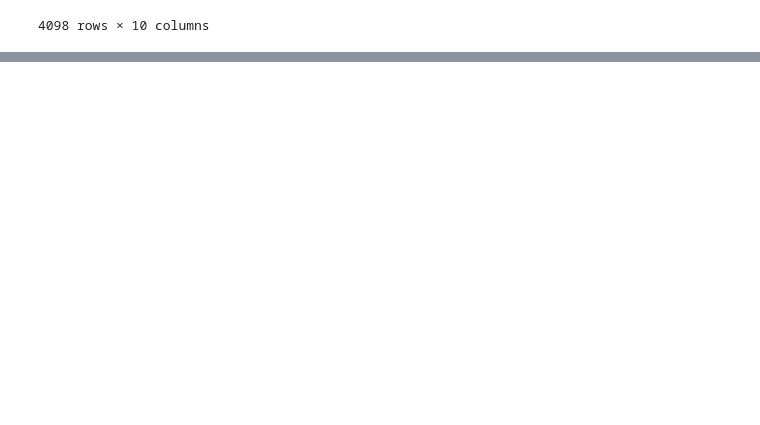
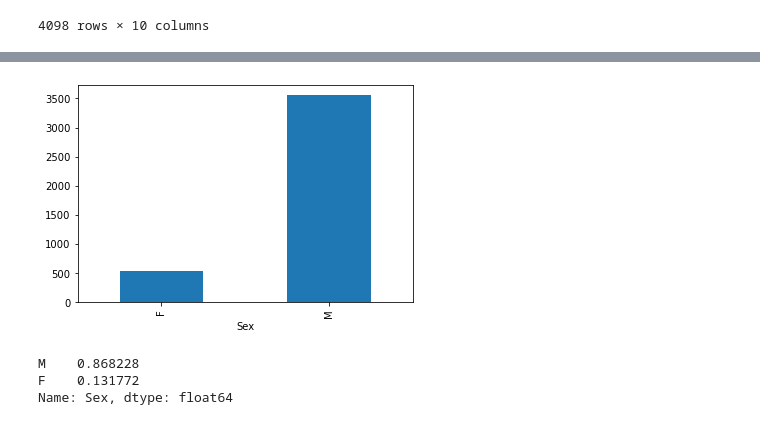
Before and after one commit to LYGuenka/AtaqueTubarao, a Jupyter notebook: AtaqueTubarao (Projeto 1).ipynb, the cells around one changed output, grey strips where cells are left out. Saved outputs shown, nothing was run; the diff lists cells and outputs as text; code cells hidden in the pictures; blank space fills up the shorter version.

```diff
--- a/AtaqueTubarao (Projeto 1).ipynb
+++ b/AtaqueTubarao (Projeto 1).ipynb
@@ -274,0 +291,14 @@ plt.tick_params(axis='y', colors='black')
+# %%
+%matplotlib inline
+
+DFTubarao.groupby(['Sex']).Sex.count().plot(kind='bar')
+plt.tick_params(axis='x', colors='black')
+plt.tick_params(axis='y', colors='black')
+# %% [output]
+[figure, added]
+# %%
+DFTubarao['Sex'].value_counts(normalize=True)
+# %% [output]
+M    0.868228
+F    0.131772
+Name: Sex, dtype: float64
```
Also changed, not shown: parts of 5 cells of this notebook.
